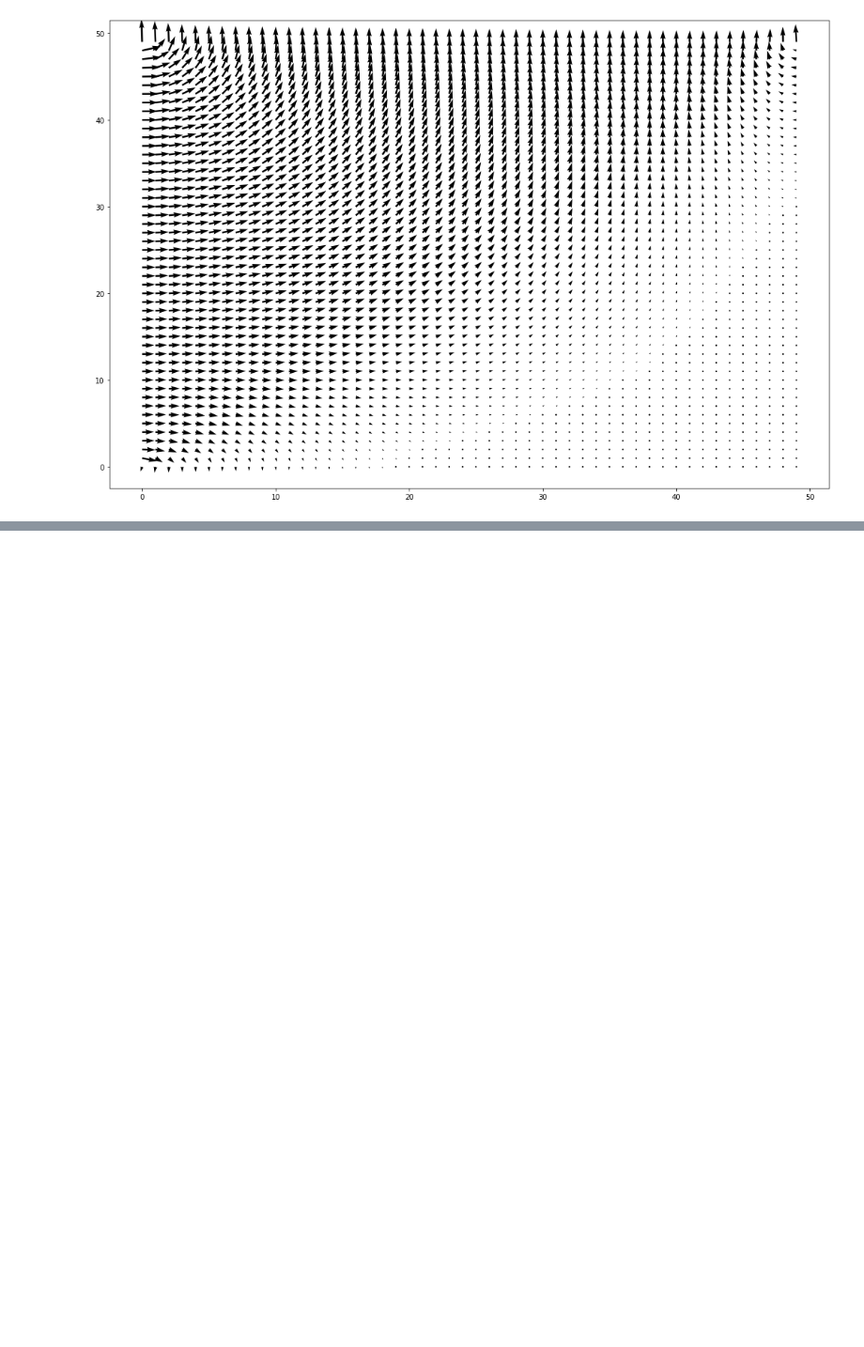
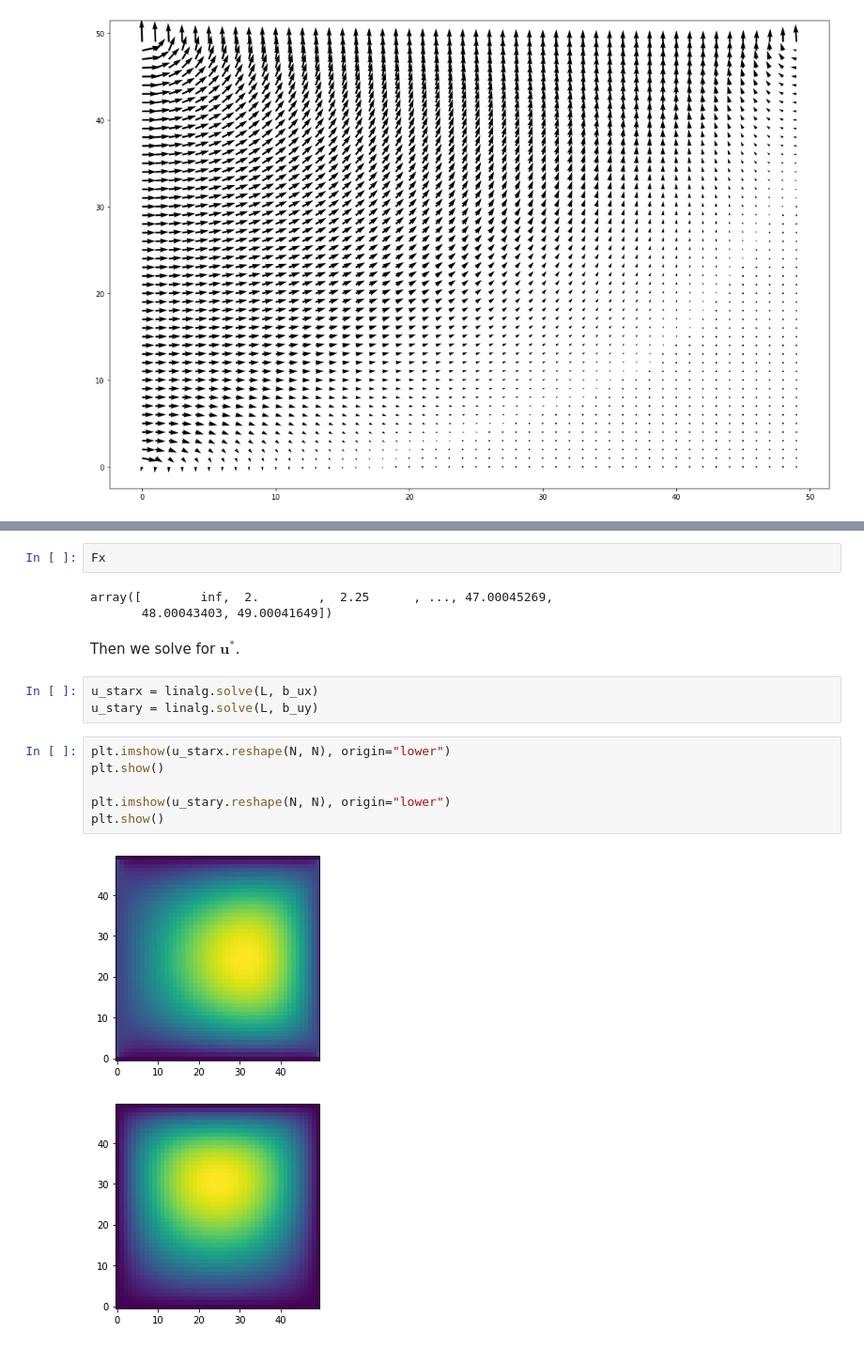
Before and after one commit to Zaptos27/Numerical_methods_project, a Jupyter notebook: test_code.ipynb, the cells around one changed output, grey strips where cells are left out. Shown at 94% size. Saved outputs shown, nothing was run; the diff lists cells and outputs as text; blank space fills up the shorter version.

```diff
--- a/test_code.ipynb
+++ b/test_code.ipynb
@@ -157,0 +234,19 @@ with the boundary conditions (?):
+# %%
+Fx
+# %% [output]
+array([        inf,  2.        ,  2.25      , ..., 47.00045269,
+       48.00043403, 49.00041649])
+# %% [markdown]
+Then we solve for $\mathbf{u}^*$.
+# %%
+u_starx = linalg.solve(L, b_ux)
+u_stary = linalg.solve(L, b_uy)
+# %%
+plt.imshow(u_starx.reshape(N, N), origin="lower")
+plt.show()
+
+plt.imshow(u_stary.reshape(N, N), origin="lower")
+plt.show()
+# %% [output]
+[figure, added]
+[figure, added]
```
Also changed, not shown: parts of 29 cells of this notebook, 1 other file.
